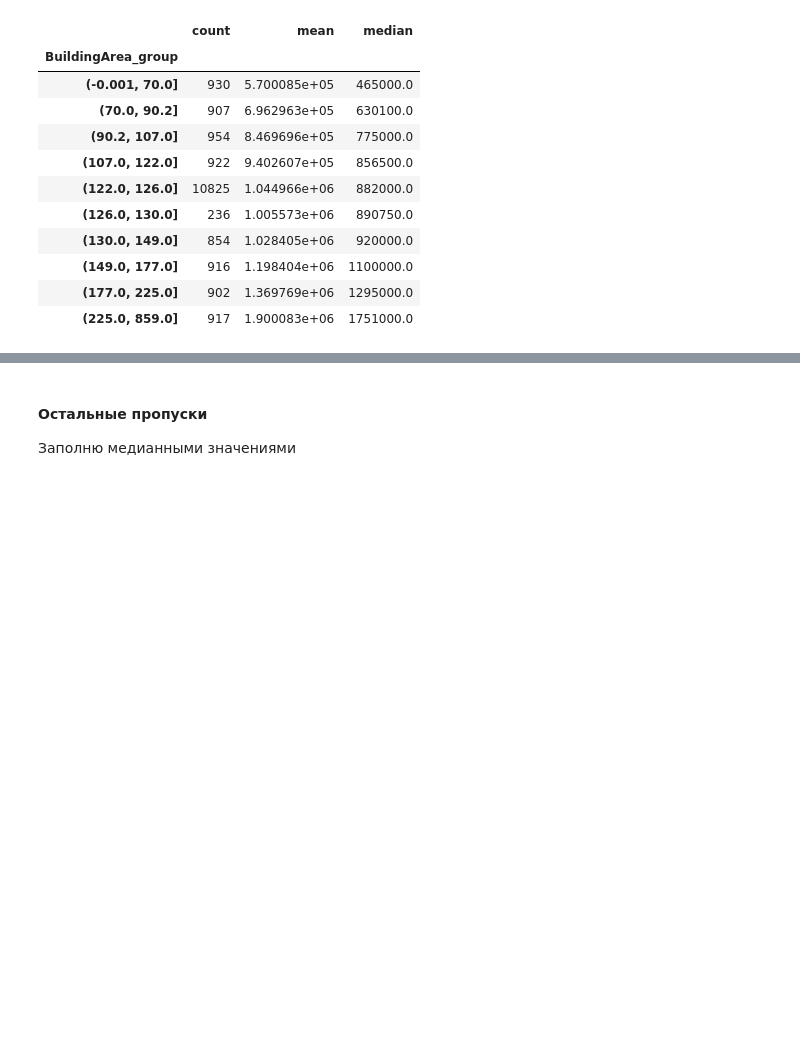
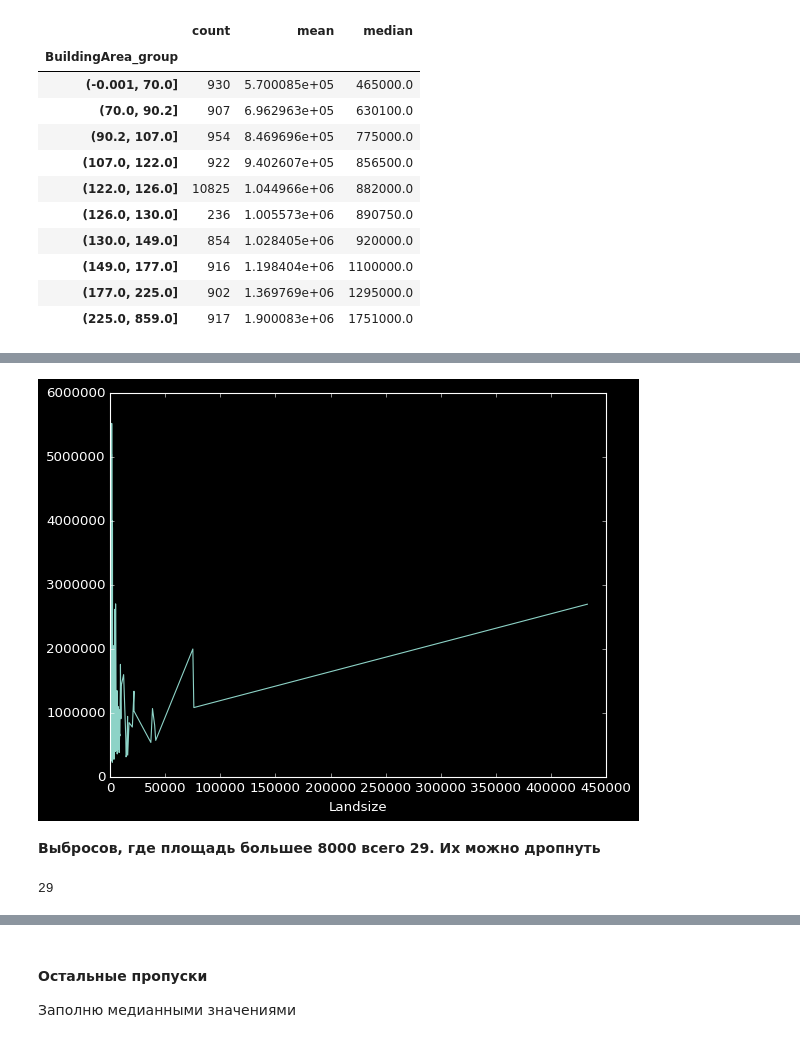
Before and after one commit to Zetis659/Data_Science_GM, a Jupyter notebook: Leopard_challenge_Regression/Leopard_challenge_Regression.ipynb, the cells around one changed output, grey strips where cells are left out. Drawn from its saved outputs; the diff is of its cells as text; code cells hidden in the pictures; blank space fills up the shorter version.

```diff
--- a/Leopard_challenge_Regression/Leopard_challenge_Regression.ipynb
+++ b/Leopard_challenge_Regression/Leopard_challenge_Regression.ipynb
@@ -861,0 +936,10 @@ train_omi.groupby('BuildingArea_group').Price.agg(['count', 'mean', 'median'])
+# %%
+train_omi.groupby('Landsize').Price.median().plot();
+# %% [output]
+[figure, added]
+# %% [markdown]
+**Выбросов, где площадь большее 8000 всего 29. Их можно дропнуть**
+# %%
+train_omi.query('Landsize > 8000').groupby('Landsize').Price.median().count()
+# %% [output]
+29
```
Also changed, not shown: parts of 82 cells of this notebook.
